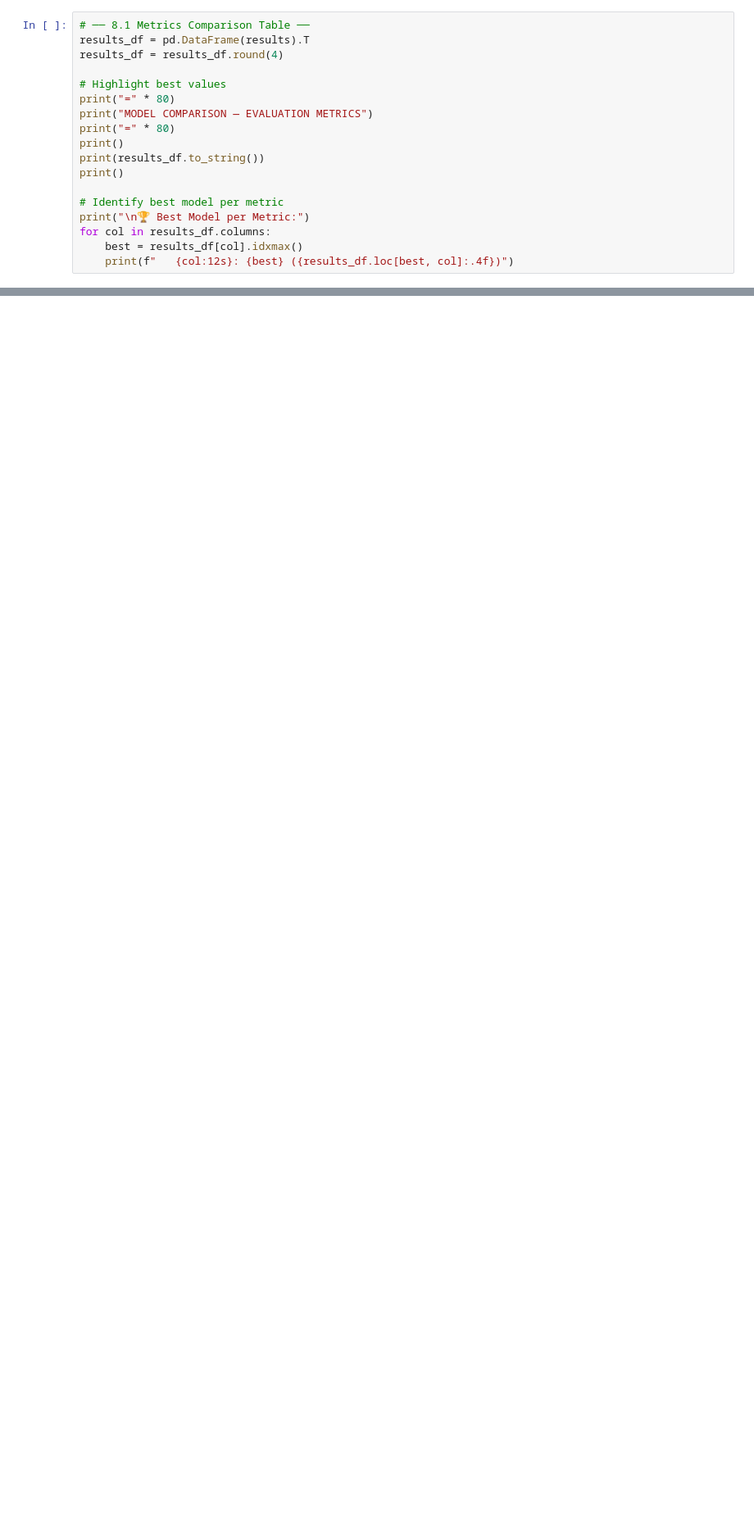
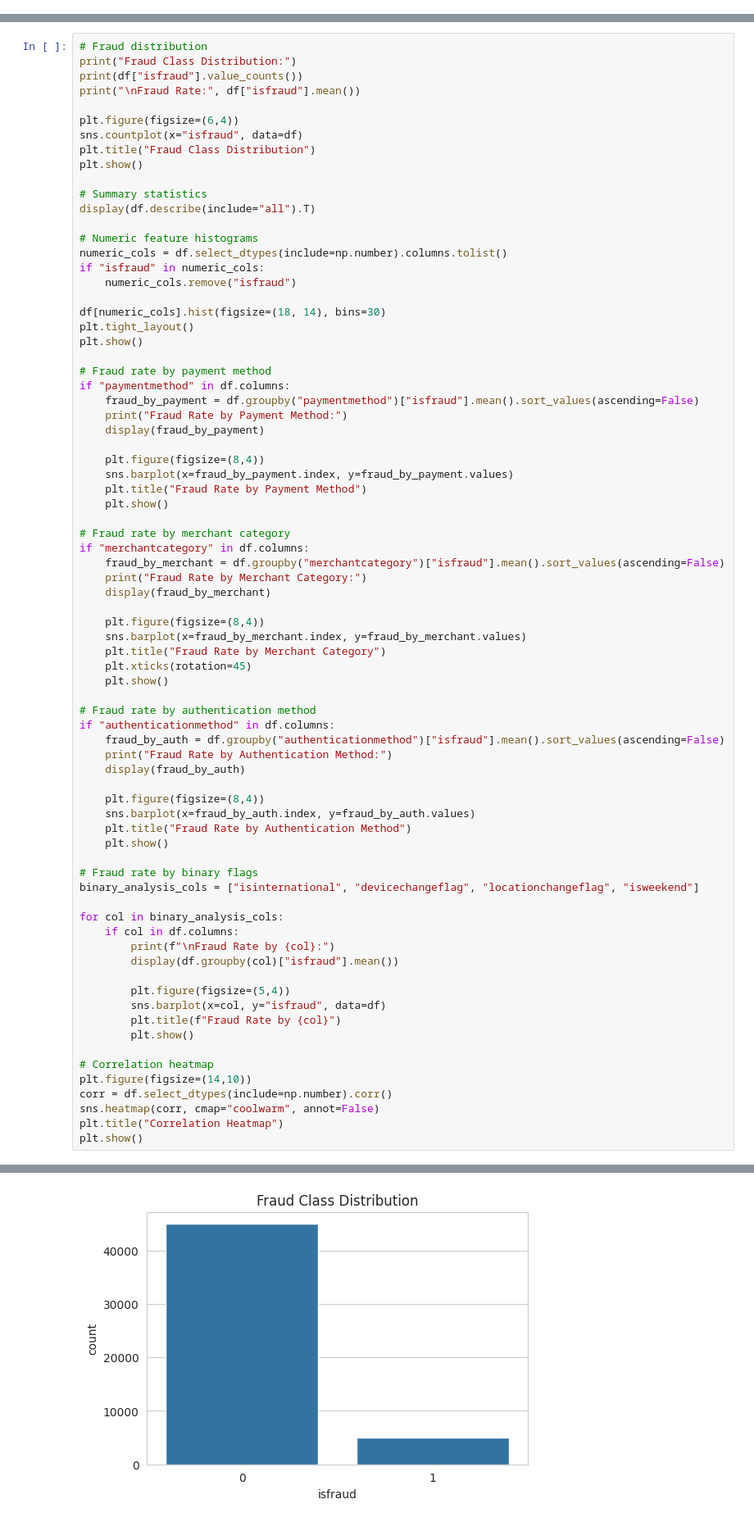
Before and after one commit to Bit-Byte-Builder/Fraud-Detection-in-Online-Transactions, a Jupyter notebook: Fraud_Detection_Capstone_Project.ipynb, the cells around one changed output, grey strips where cells are left out. Shown at 82% size. Saved outputs shown, nothing was run; the diff lists cells and outputs as text; blank space fills up the shorter version.

```diff
--- a/Fraud_Detection_Capstone_Project.ipynb
+++ b/Fraud_Detection_Capstone_Project.ipynb
@@ -1014,18 +2,0 @@ We compare all models across multiple metrics and visualize their performance th
-# %%
-# ── 8.1 Metrics Comparison Table ──
-results_df = pd.DataFrame(results).T
-results_df = results_df.round(4)
-
-# Highlight best values
-print("=" * 80)
-print("MODEL COMPARISON — EVALUATION METRICS")
-print("=" * 80)
-print()
-print(results_df.to_string())
-print()
-
-# Identify best model per metric
-print("\n🏆 Best Model per Metric:")
-for col in results_df.columns:
-    best = results_df[col].idxmax()
-    print(f"   {col:12s}: {best} ({results_df.loc[best, col]:.4f})")
@@ -1603,0 +288,77 @@ This analysis was conducted as part of the **Data Science with GenAI** capstone
+# %%
+# Fraud distribution
+print("Fraud Class Distribution:")
+print(df["isfraud"].value_counts())
+print("\nFraud Rate:", df["isfraud"].mean())
+
+plt.figure(figsize=(6,4))
+sns.countplot(x="isfraud", data=df)
+plt.title("Fraud Class Distribution")
+plt.show()
+
+# Summary statistics
+display(df.describe(include="all").T)
+
+# Numeric feature histograms
+numeric_cols = df.select_dtypes(include=np.number).columns.tolist()
+if "isfraud" in numeric_cols:
+    numeric_cols.remove("isfraud")
+
+df[numeric_cols].hist(figsize=(18, 14), bins=30)
+plt.tight_layout()
+plt.show()
+
+# Fraud rate by payment method
+if "paymentmethod" in df.columns:
+    fraud_by_payment = df.groupby("paymentmethod")["isfraud"].mean().sort_values(ascending=False)
+    print("Fraud Rate by Payment Method:")
+    display(fraud_by_payment)
+
+    plt.figure(figsize=(8,4))
+    sns.barplot(x=fraud_by_payment.index, y=fraud_by_payment.values)
+    plt.title("Fraud Rate by Payment Method")
+    plt.show()
+
+# Fraud rate by merchant category
+if "merchantcategory" in df.columns:
+    fraud_by_merchant = df.groupby("merchantcategory")["isfraud"].mean().sort_values(ascending=False)
+    print("Fraud Rate by Merchant Category:")
+    display(fraud_by_merchant)
+
+    plt.figure(figsize=(8,4))
+    sns.barplot(x=fraud_by_merchant.index, y=fraud_by_merchant.values)
+    plt.title("Fraud Rate by Merchant Category")
+    plt.xticks(rotation=45)
+    plt.show()
+
+# Fraud rate by authentication method
+if "authenticationmethod" in df.columns:
+    fraud_by_auth = df.groupby("authenticationmethod")["isfraud"].mean().sort_values(ascending=False)
+    print("Fraud Rate by Authentication Method:")
+    display(fraud_by_auth)
+
+    plt.figure(figsize=(8,4))
+    sns.barplot(x=fraud_by_auth.index, y=fraud_by_auth.values)
+    plt.title("Fraud Rate by Authentication Method")
+    plt.show()
+
+# Fraud rate by binary flags
+binary_analysis_cols = ["isinternational", "devicechangeflag", "locationchangeflag", "isweekend"]
+
+for col in binary_analysis_cols:
+    if col in df.columns:
+        print(f"\nFraud Rate by {col}:")
+        display(df.groupby(col)["isfraud"].mean())
+
+        plt.figure(figsize=(5,4))
+        sns.barplot(x=col, y="isfraud", data=df)
+        plt.title(f"Fraud Rate by {col}")
+        plt.show()
+
+# Correlation heatmap
+plt.figure(figsize=(14,10))
+corr = df.select_dtypes(include=np.number).corr()
+sns.heatmap(corr, cmap="coolwarm", annot=False)
+plt.title("Correlation Heatmap")
+plt.show()
+# %% [output]
@@ -1603,0 +372 @@ This analysis was conducted as part of the **Data Science with GenAI** capstone
+[figure, added]
```
Also changed, not shown: parts of 118 cells of this notebook.
